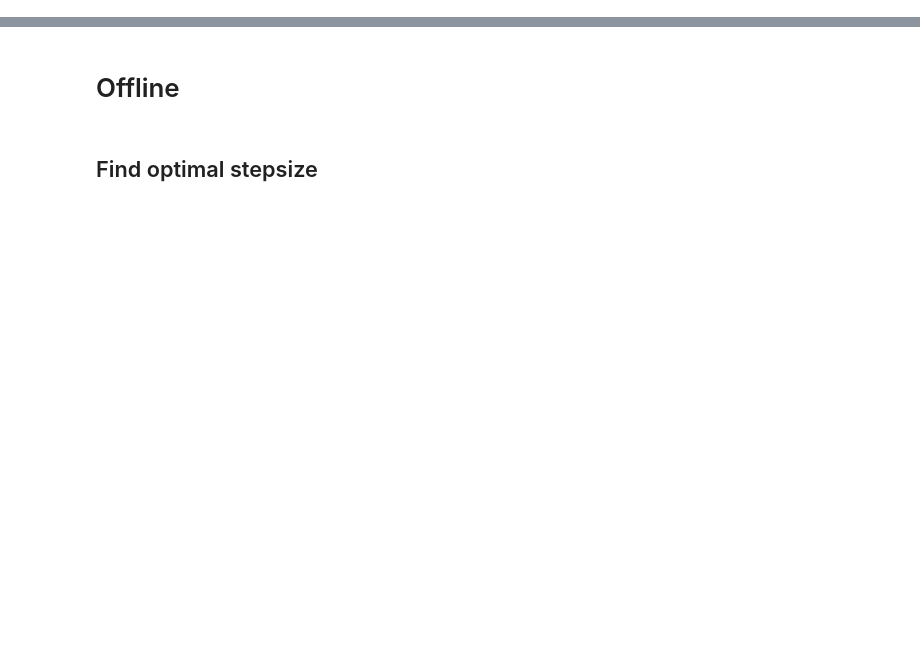
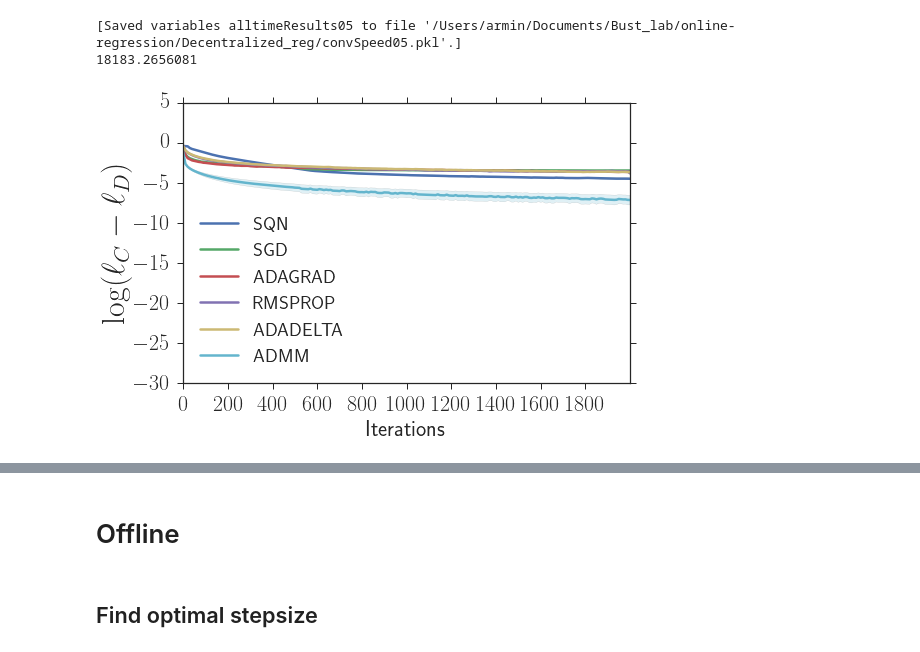
Before and after one commit to apoursh/Decentralized_reg, a Jupyter notebook: Results.ipynb, the cells around one changed output, grey strips where cells are left out. Saved outputs shown, nothing was run; the diff lists cells and outputs as text; code cells hidden in the pictures; blank space fills up the shorter version.

```diff
--- a/Results.ipynb
+++ b/Results.ipynb
@@ -36,0 +473,28 @@ orange = (0.8, 0.7254901960784313, 0.4549019607843137)
+# %%
+%%cache convSpeed05.pkl alltimeResults05
+s = "time05"
+seed = int(''.join(str(ord(c)) for c in s))%4294967295
+reps = 200
+alltimeResults05 = []
+Ps = [1,2,5,10]
+Ns = [100, 1000, 10000]
+bs = [0.1, .1, .1]
+hs = [0.3, .3, .3]
+p = Pool(4)
+inputs=range(1,reps+1)
+
+t0 = time()
+for i in xrange(3):
+    temp = []
+    for pnum in Ps:
+        nnum= Ns[i]
+        f = lambda x: convSpeed(x[1],x[2],5,0.5, x[3], x[4],x[0])
+        keywords = zip([int(j*hs[i]*nnum*seed) for j in inputs],[nnum]*reps,
+                       [pnum]*reps, [bs[i]]*reps, [hs[i]]*reps)
+        results=p.map(f, keywords)
+        temp.append(results)
+    alltimeResults05.append(temp)
+print time()-t0
+# %% [output]
+[Saved variables alltimeResults05 to file '/Users/armin/Documents/Bust_lab/online-regression/Decentralized_reg/convSpeed05.pkl'.]
+18183.2656081
@@ -36,0 +548,14 @@ orange = (0.8, 0.7254901960784313, 0.4549019607843137)
+# %%
+plt.rc('text', usetex=True)
+
+Ps = [1,2,5,10]
+#N = [1000] * 4 + [10000] * 4 + [100] * 4
+Ns = [100, 1000, 10000]
+text = r"$\log(\ell_{C} - \ell_{D})$"
+window = [-30,5]
+
+name, n, p= 'alltimeResults0', 100, 10
+df = df_convergance(Ps,Ns, alltimeResults0)
+ax = plot_time(df[(df.covariates==p)&(df.n==n) & (df.variable!='logistic')],text,window)
+# %% [output]
+[figure, added]
```
Also changed, not shown: parts of 63 cells of this notebook, 1 other file.
